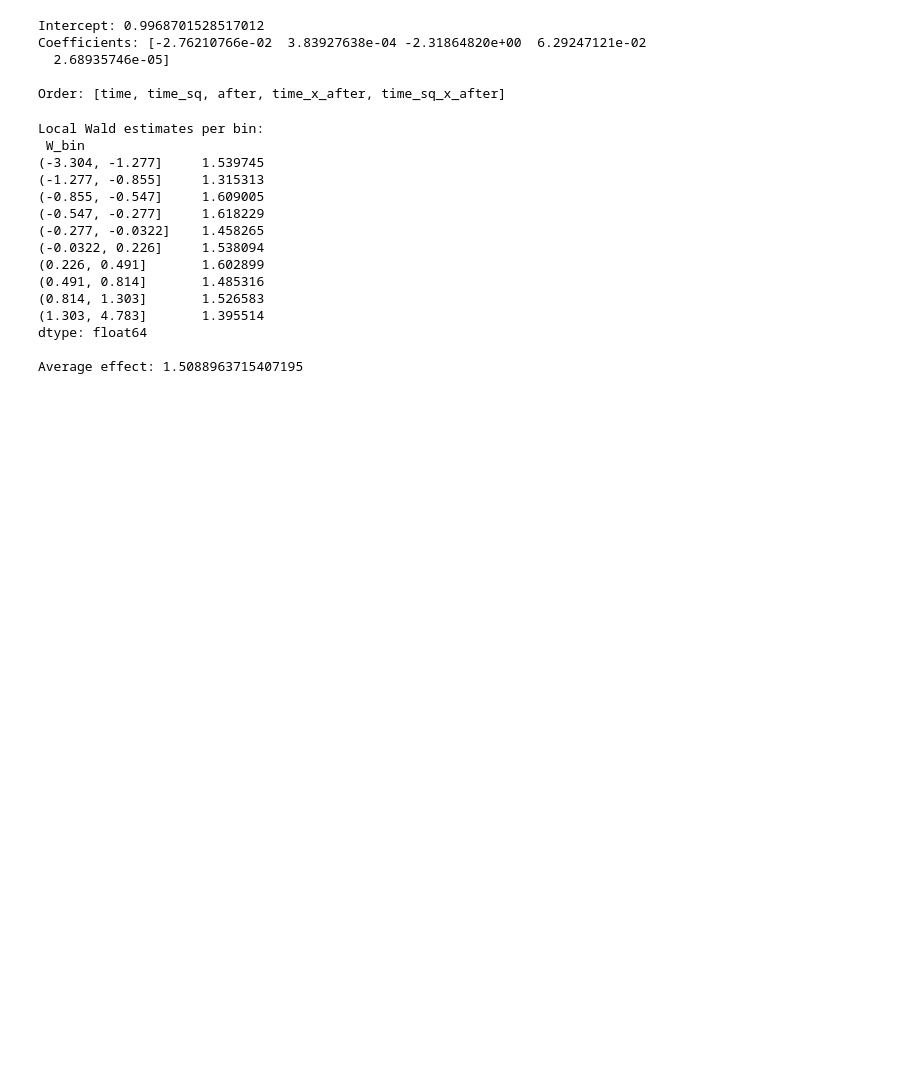
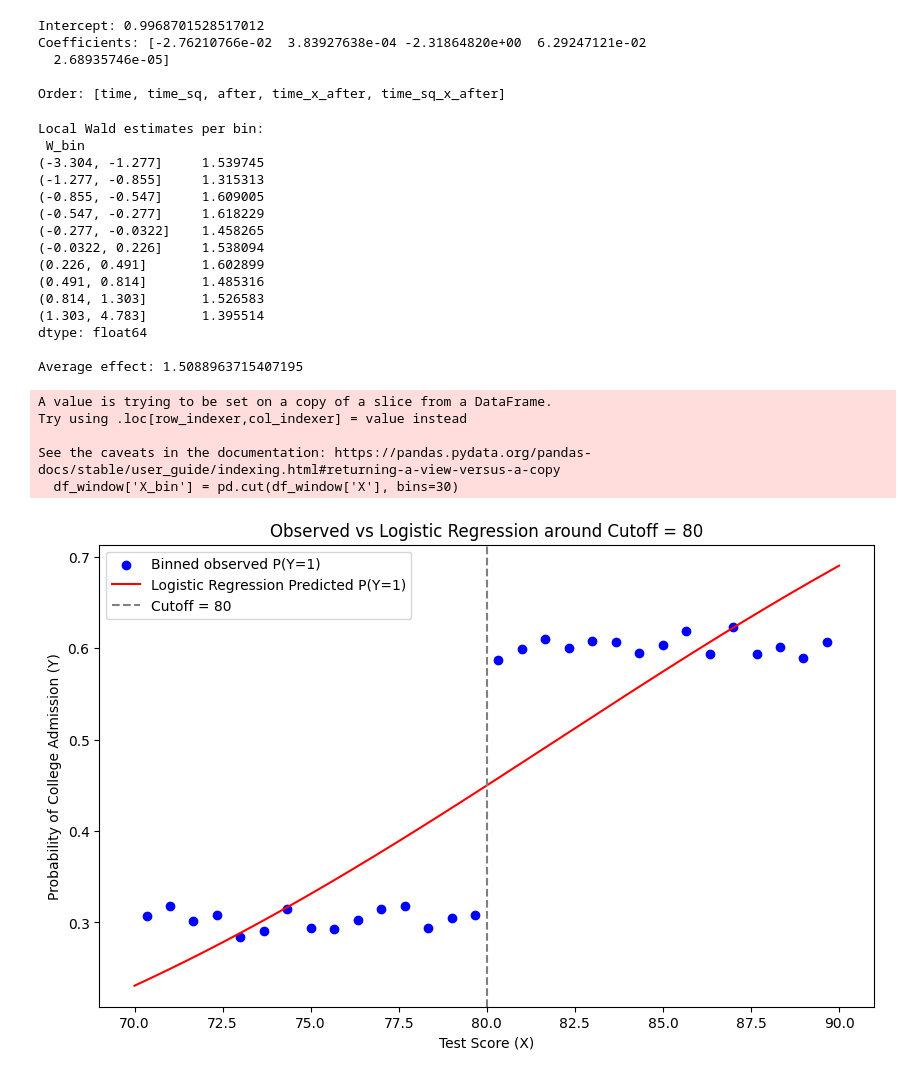
Before and after one commit to KIRBUEDU/Reflection1, a Jupyter notebook: HomeworkReflections.ipynb, the cells around one changed output. Saved outputs shown, nothing was run; the diff lists cells and outputs as text; code cells hidden in the pictures; blank space fills up the shorter version.

```diff
--- a/HomeworkReflections.ipynb
+++ b/HomeworkReflections.ipynb
@@ -247,0 +253,47 @@ Average effect: 1.5088963715407195
+# %%
+import pandas as pd
+import numpy as np
+import matplotlib.pyplot as plt
+from sklearn.linear_model import LogisticRegression
+
+
+df = pd.read_csv("homework_4.2.a.csv")
+
+
+cutoff = 80
+window = 10
+
+
+df_window = df[(df['X'] >= (cutoff - window)) & (df['X'] <= (cutoff + window))]
+
+
+X_window = df_window[['X']]
+Y_window = df_window['Y']
+model = LogisticRegression()
+model.fit(X_window, Y_window)
+
+
+x_grid = np.linspace(cutoff - window, cutoff + window, 200).reshape(-1, 1)
+y_pred = model.predict_proba(x_grid)[:, 1]
+
+
+df_window['X_bin'] = pd.cut(df_window['X'], bins=30)
+binned = df_window.groupby('X_bin').agg({'X': 'mean', 'Y': 'mean'})
+
+
+plt.figure(figsize=(10, 6))
+plt.scatter(binned['X'], binned['Y'], label='Binned observed P(Y=1)', color='blue')
+plt.plot(x_grid, y_pred, label='Logistic Regression Predicted P(Y=1)', color='red')
+plt.axvline(cutoff, color='gray', linestyle='--', label='Cutoff = 80')
+plt.xlabel('Test Score (X)')
+plt.ylabel('Probability of College Admission (Y)')
+plt.title('Observed vs Logistic Regression around Cutoff = 80')
+plt.legend()
+plt.show()
+# %% [output]
+A value is trying to be set on a copy of a slice from a DataFrame.
+Try using .loc[row_indexer,col_indexer] = value instead
+
+See the caveats in the documentation: https://pandas.pydata.org/pandas-docs/stable/user_guide/indexing.html#returning-a-view-versus-a-copy
+  df_window['X_bin'] = pd.cut(df_window['X'], bins=30)
+[figure, added]
```
Also changed, not shown: parts of 5 cells of this notebook.
